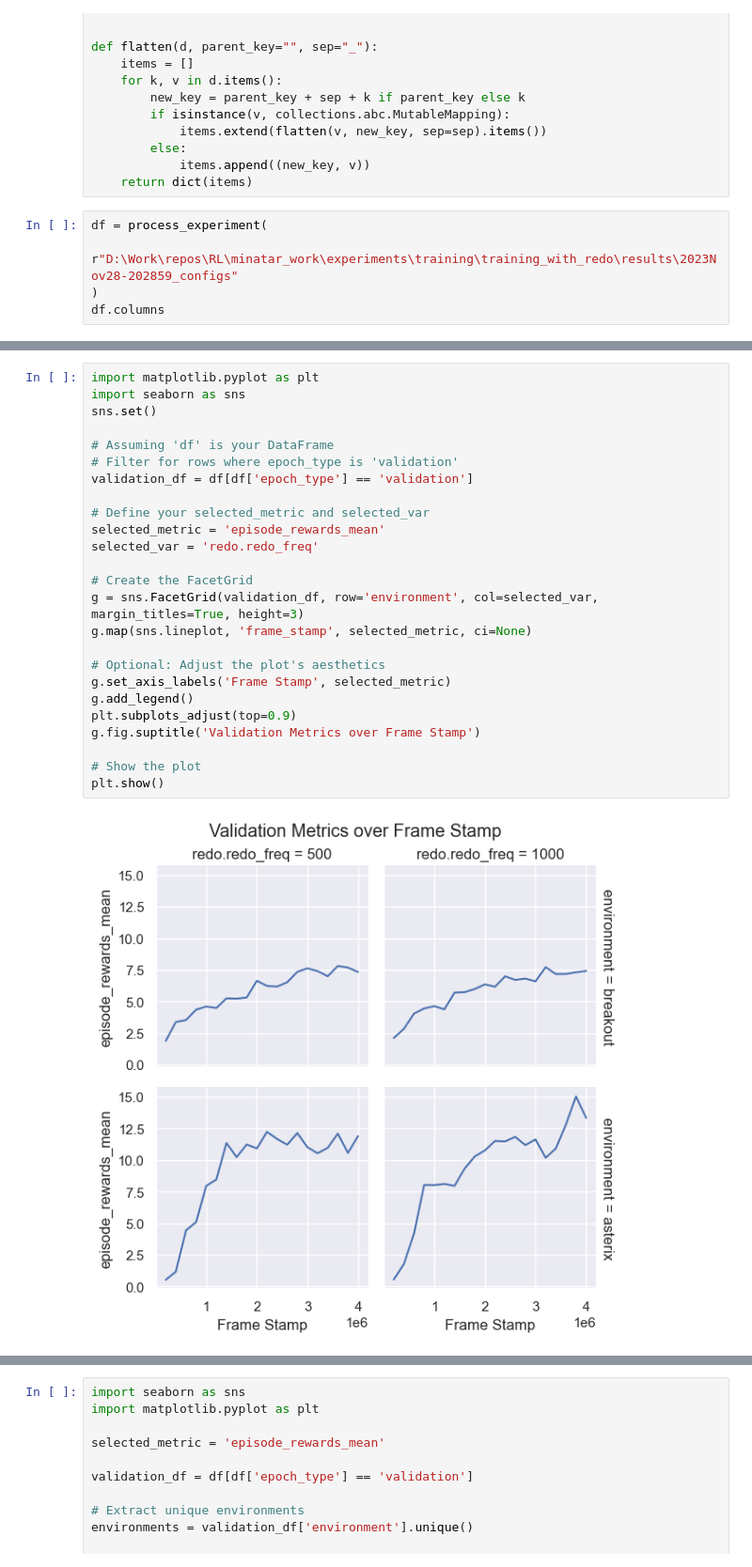
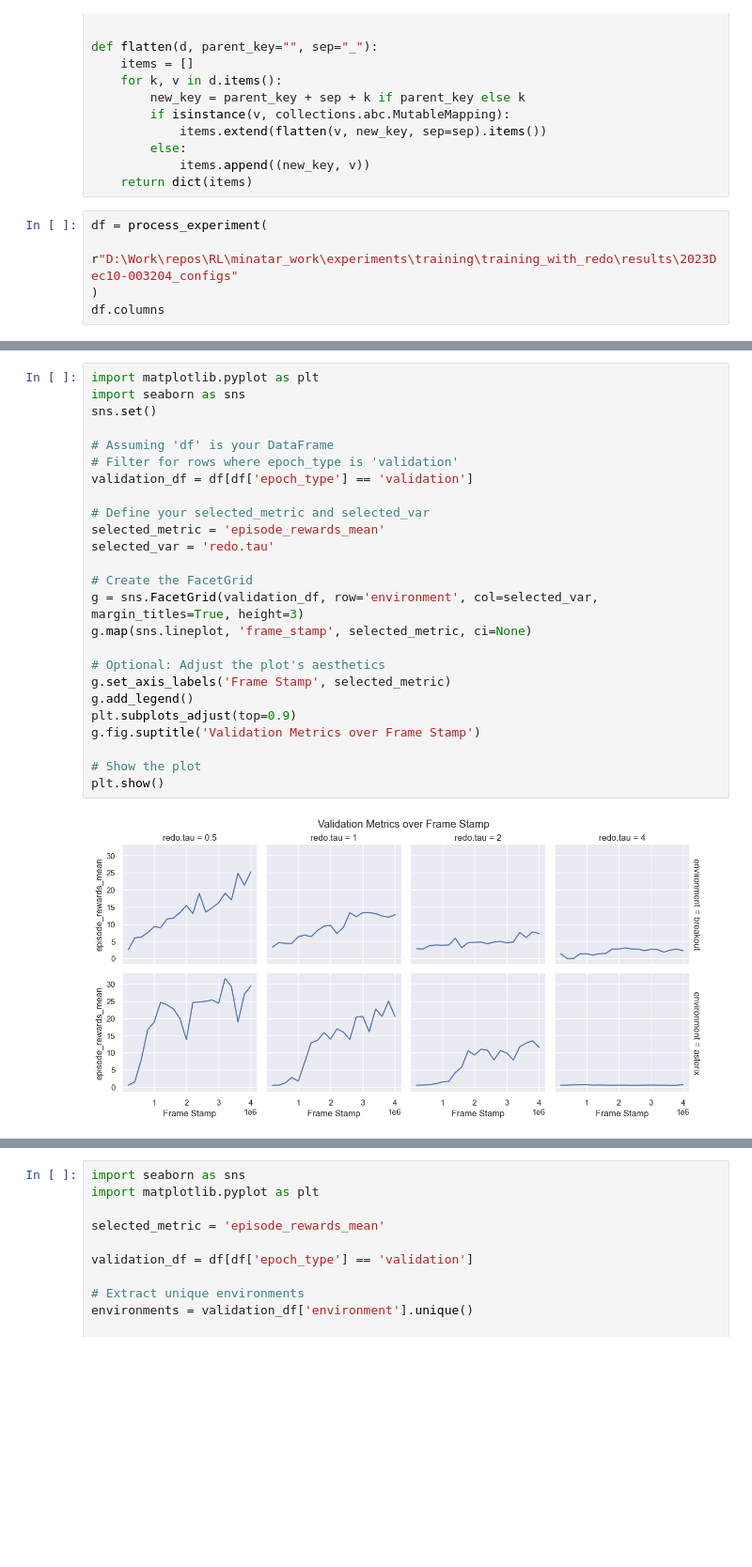
Before and after one commit to mariusdgm/minatar_work, a Jupyter notebook: experiments/training/training_with_redo/2023_11_23_results_investigation.ipynb, the cells around one changed output, grey strips where cells are left out. Shown at 94% size. Cells and saved outputs as stored; diff of their text form; blank space fills up the shorter version.

Commit message:
starting experiment 2

```diff
--- a/experiments/training/training_with_redo/2023_11_23_results_investigation.ipynb
+++ b/experiments/training/training_with_redo/2023_11_23_results_investigation.ipynb
@@ -105,7 +105,7 @@ def flatten(d, parent_key="", sep="_"):
     return dict(items)
 # %%
 df = process_experiment(
-    r"D:\Work\repos\RL\minatar_work\experiments\training\training_with_redo\results\2023Nov28-202859_configs"
+    r"D:\Work\repos\RL\minatar_work\experiments\training\training_with_redo\results\2023Dec10-003204_configs"
 )
 df.columns
 # %% [output]
@@ -138,30 +138,30 @@ df
 # %%
 import matplotlib.pyplot as plt
 import seaborn as sns
 sns.set()
 
 # Assuming 'df' is your DataFrame
 # Filter for rows where epoch_type is 'validation'
 validation_df = df[df['epoch_type'] == 'validation']
 
 # Define your selected_metric and selected_var
 selected_metric = 'episode_rewards_mean'
-selected_var = 'redo.redo_freq'
+selected_var = 'redo.tau'
 
 # Create the FacetGrid
 g = sns.FacetGrid(validation_df, row='environment', col=selected_var, margin_titles=True, height=3)
 g.map(sns.lineplot, 'frame_stamp', selected_metric, ci=None)
 
 # Optional: Adjust the plot's aesthetics
 g.set_axis_labels('Frame Stamp', selected_metric)
 g.add_legend()
 plt.subplots_adjust(top=0.9)
 g.fig.suptitle('Validation Metrics over Frame Stamp')
 
 # Show the plot
 plt.show()
 # %% [output]
-[figure, old version]
+[figure, new version]
 # %%
 import seaborn as sns
 import matplotlib.pyplot as plt
```
Also changed, not shown: parts of 3 cells of this notebook, 1 other file.
